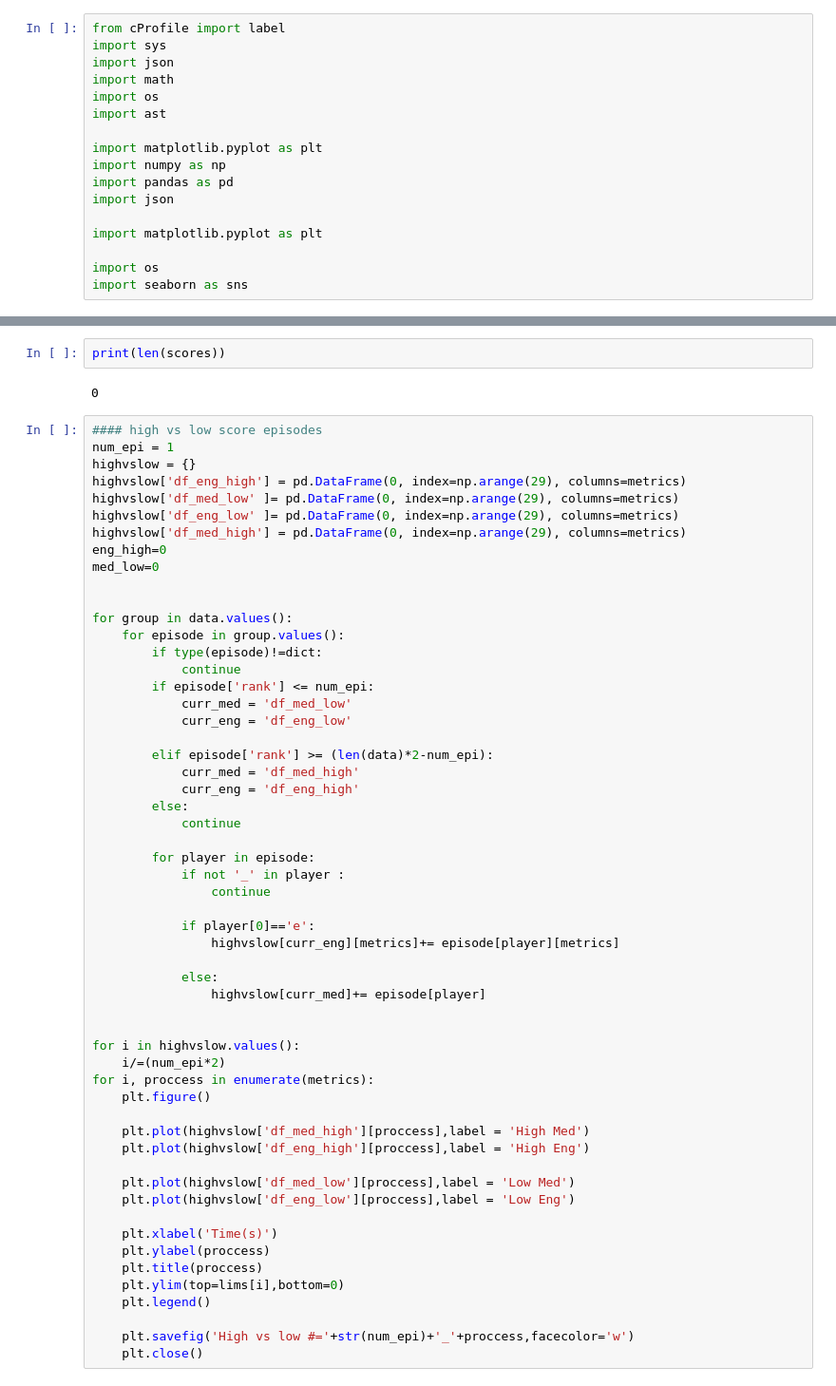
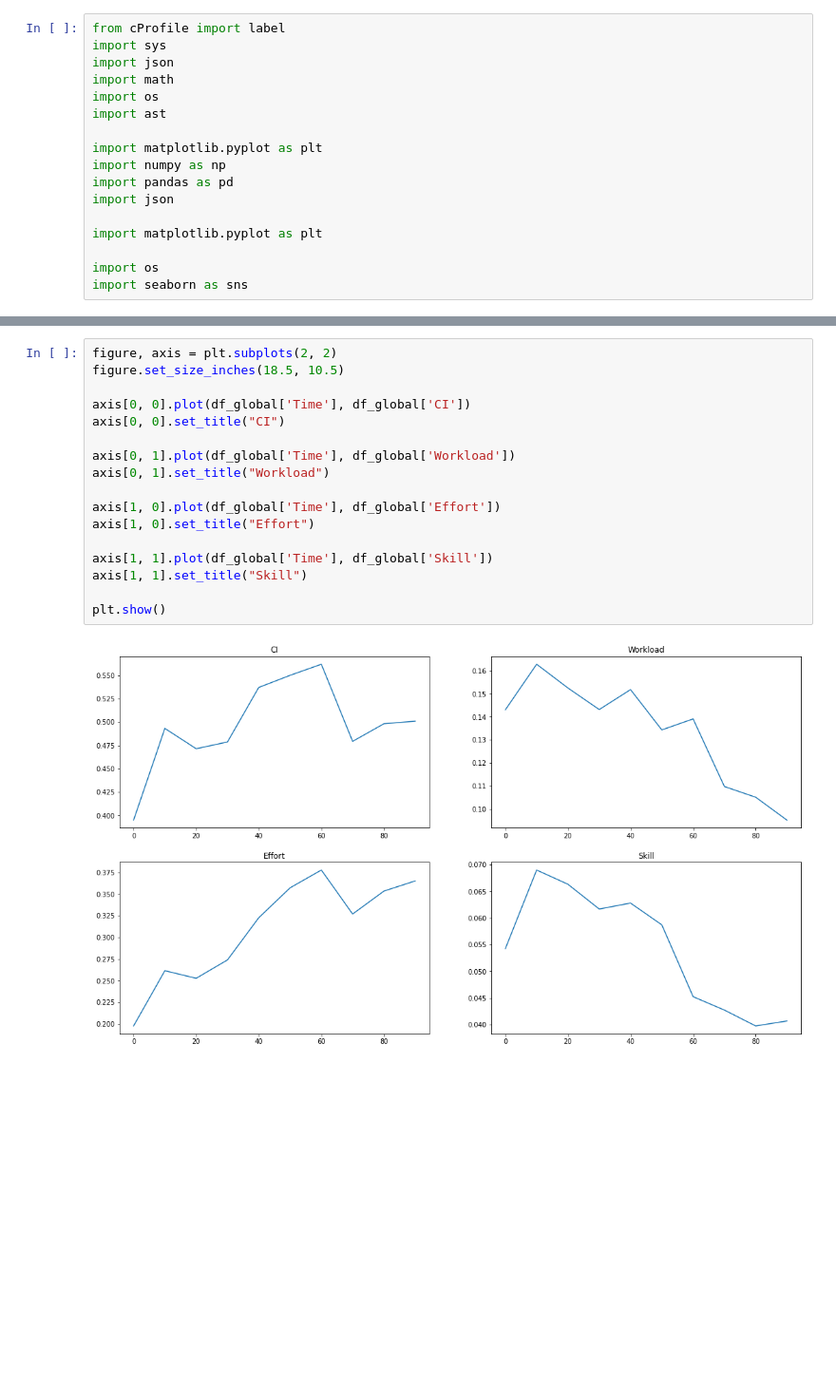
Before and after one commit to joseco96/TED-Minimap, a Jupyter notebook: output/TED_graphs.ipynb, the cells around one changed output, grey strips where cells are left out. Shown at 95% size. Drawn from its saved outputs; the diff is of its cells as text; blank space fills up the shorter version.

```diff
--- a/output/TED_graphs.ipynb
+++ b/output/TED_graphs.ipynb
@@ -268,60 +181,19 @@ for i, label in enumerate(plot_labels):
-# %%
-print(len(scores))
-# %% [output]
-0
-# %%
-#### high vs low score episodes
-num_epi = 1
-highvslow = {}
-highvslow['df_eng_high'] = pd.DataFrame(0, index=np.arange(29), columns=metrics)
-highvslow['df_med_low' ]= pd.DataFrame(0, index=np.arange(29), columns=metrics)
-highvslow['df_eng_low' ]= pd.DataFrame(0, index=np.arange(29), columns=metrics)
-highvslow['df_med_high'] = pd.DataFrame(0, index=np.arange(29), columns=metrics)
-eng_high=0
-med_low=0
-
-
-for group in data.values():
-    for episode in group.values():
-        if type(episode)!=dict:
-            continue
-        if episode['rank'] <= num_epi:
-            curr_med = 'df_med_low'
-            curr_eng = 'df_eng_low'
-
-        elif episode['rank'] >= (len(data)*2-num_epi):
-            curr_med = 'df_med_high'
-            curr_eng = 'df_eng_high'
-        else:
-            continue
-
-        for player in episode:
-            if not '_' in player :
-                continue
-
-            if player[0]=='e':
-                highvslow[curr_eng][metrics]+= episode[player][metrics]
-
-            else:
-                highvslow[curr_med]+= episode[player]
-
-
-for i in highvslow.values():
-    i/=(num_epi*2)
-for i, proccess in enumerate(metrics):
-    plt.figure()
-
-    plt.plot(highvslow['df_med_high'][proccess],label = 'High Med')
-    plt.plot(highvslow['df_eng_high'][proccess],label = 'High Eng')
-
-    plt.plot(highvslow['df_med_low'][proccess],label = 'Low Med')
-    plt.plot(highvslow['df_eng_low'][proccess],label = 'Low Eng')
-
-    plt.xlabel('Time(s)')
-    plt.ylabel(proccess)
-    plt.title(proccess)
-    plt.ylim(top=lims[i],bottom=0)
-    plt.legend()
-
-    plt.savefig('High vs low #='+str(num_epi)+'_'+proccess,facecolor='w')
-    plt.close()
+# %%
+figure, axis = plt.subplots(2, 2)
+figure.set_size_inches(18.5, 10.5)
+
+axis[0, 0].plot(df_global['Time'], df_global['CI'])
+axis[0, 0].set_title("CI")
+
+axis[0, 1].plot(df_global['Time'], df_global['Workload'])
+axis[0, 1].set_title("Workload")
+
+axis[1, 0].plot(df_global['Time'], df_global['Effort'])
+axis[1, 0].set_title("Effort")
+
+axis[1, 1].plot(df_global['Time'], df_global['Skill'])
+axis[1, 1].set_title("Skill")
+
+plt.show()
+# %% [output]
+[figure, added]
```
Also changed, not shown: parts of 8 cells of this notebook.
